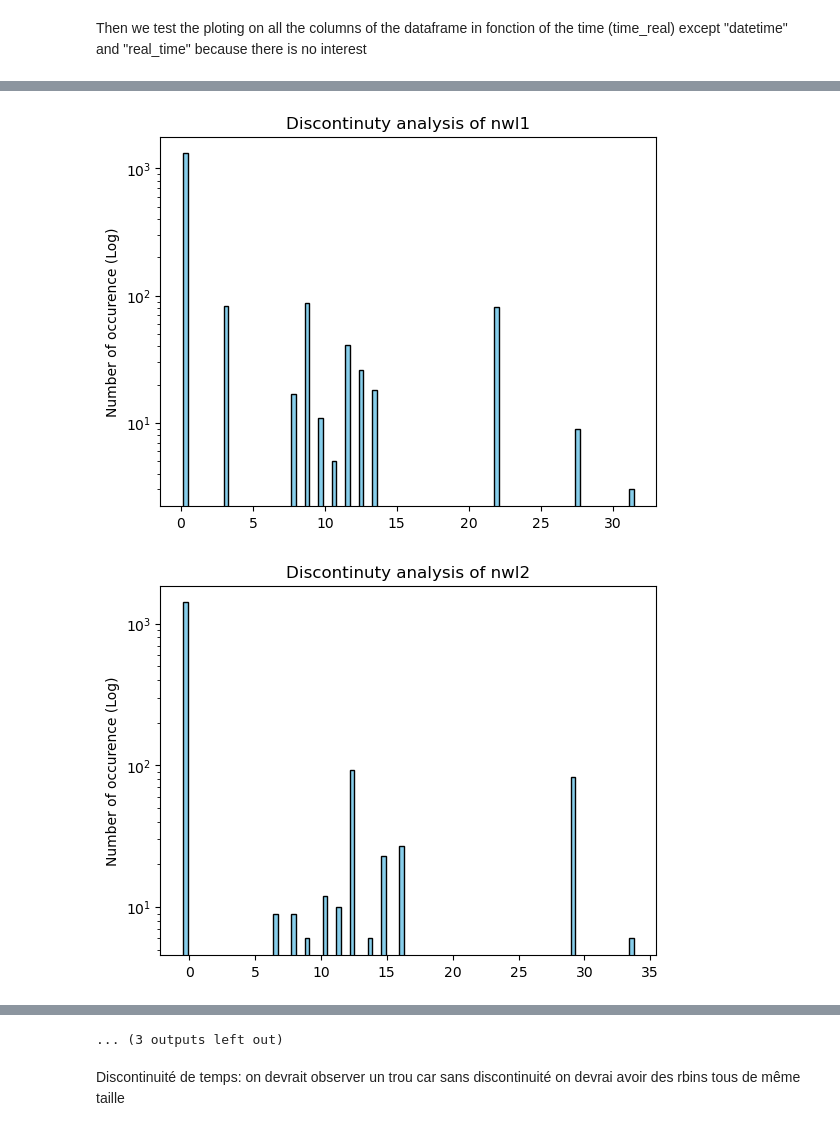
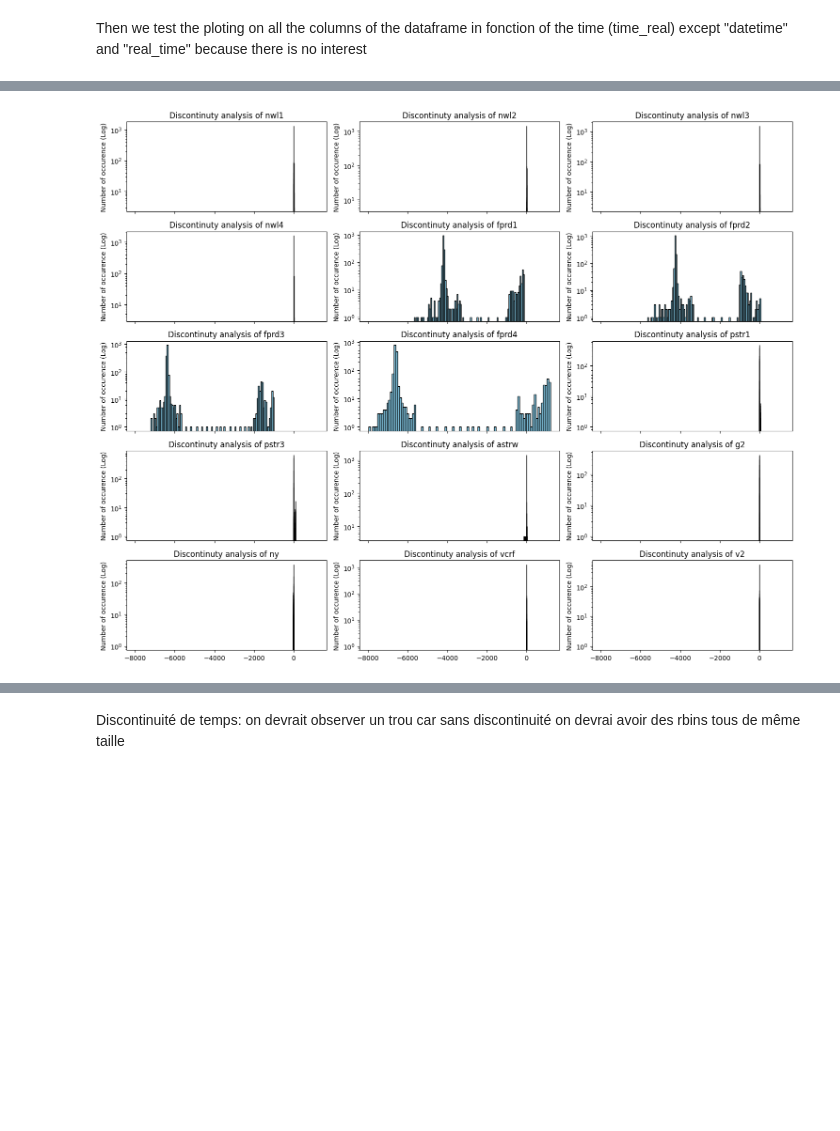
Before and after one commit to lukasfauli/Projet-recheche-INSA-anomaly-detection-librairy, a Jupyter notebook: studies_stats/work01-data_exploration/anl01p2-visualisation.ipynb, the cells around one changed output, grey strips where cells are left out. Saved outputs shown, nothing was run; the diff lists cells and outputs as text; code cells hidden in the pictures; blank space fills up the shorter version.

Commit message:
visualisation 2.0

```diff
--- a/studies_stats/work01-data_exploration/anl01p2-visualisation.ipynb
+++ b/studies_stats/work01-data_exploration/anl01p2-visualisation.ipynb
@@ -39,7 +40,19 @@ Index(['datetime', 'nwl1', 'nwl2', 'nwl3', 'nwl4', 'fprd1', 'fprd2', 'fprd3',
 # %% [markdown]
 Then we test the ploting on all the columns of the dataframe in fonction of the time (time_real) except "datetime" and "real_time" because there is no interest
 # %%
-
+'''
 for i in df.columns[1:-1] :
     visualisation.plot(df,"time_real",i)
+'''
+
+cols = list(df.columns[1:-1])
+nrows, ncols = 5, 3
+fig, axes = plt.subplots(nrows, ncols, figsize=(15, 12), sharex=True)
+axes = axes.flatten()
+for ax, col in zip(axes, cols[:nrows * ncols]):
+    visualisation.plot(df, 'time_real', col, ax=ax)
+for ax in axes[len(cols):]:
+    ax.set_visible(False)
+plt.tight_layout()
+plt.show()
 # %% [output]
@@ -59,6 +60,18 @@ for i in df.columns[1:-1] :
 # %%
+'''
 for i in df.columns[1:-1] :
     visualisation.plot_hist(df,i)
+'''
+
+cols = list(df.columns[1:-1])
+nrows, ncols = 5, 3
+fig, axes = plt.subplots(nrows, ncols, figsize=(15, 12), sharex=True)
+axes = axes.flatten()
+for ax, col in zip(axes, cols[:nrows * ncols]):
+    visualisation.plot_hist(df, col, ax=ax)
+for ax in axes[len(cols):]:
+    ax.set_visible(False)
+plt.tight_layout()
+plt.show()
 # %% [output]
-[figure, old version]
+[figure, new version]
-[figure, removed]
@@ -75,4 +78,3 @@ for i in df.columns[1:-1] :
-... (3 outputs left out)
 # %% [markdown]
 Discontinuité de temps: on devrait observer un trou car sans discontinuité on devrai avoir des rbins tous de même taille
 # %%
```
Also changed, not shown: parts of 6 cells of this notebook, 1 other file.
